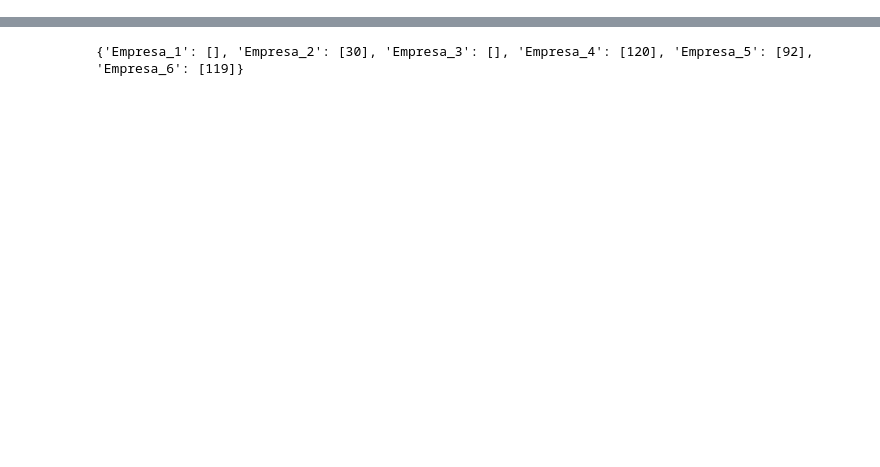
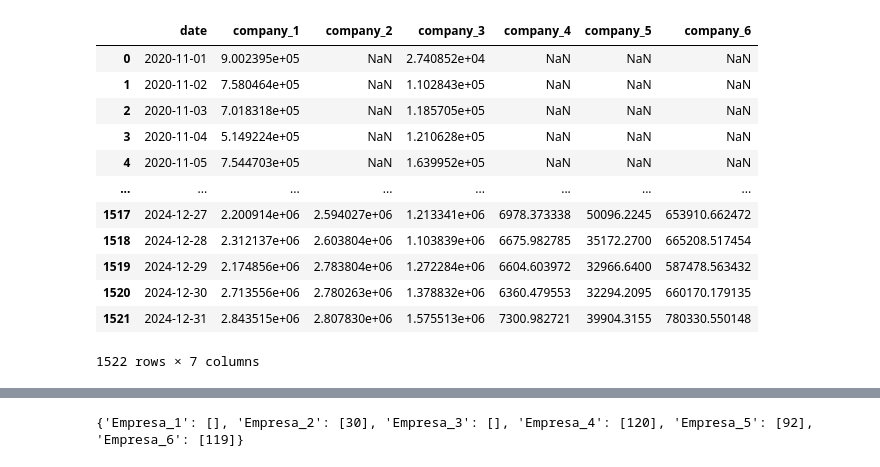
Before and after one commit to Francia-GR/reto_502_api, a Jupyter notebook: model/data_wrangling_model.ipynb, the cells around one changed output, grey strips where cells are left out. Saved outputs shown, nothing was run; the diff lists cells and outputs as text; code cells hidden in the pictures; blank space fills up the shorter version.

```diff
--- a/model/data_wrangling_model.ipynb
+++ b/model/data_wrangling_model.ipynb
@@ -93,0 +54,38 @@ complete_df = fill_missing_dates(pivot_df, 'Fecha_hoy')
+# %%
+def fill_missing_dates(dataframe):
+    dataframe['date'] = pd.to_datetime(dataframe['date'])
+
+    # Set 'date' as the index
+    dataframe.set_index('date', inplace=True)
+
+    # Create a complete date range from the min date to the max date in the DataFrame
+    complete_date_range = pd.date_range(start=dataframe.index.min(), end=dataframe.index.max(), freq='D')
+
+    # Reindex the DataFrame to the complete date range
+    dataframe = dataframe.reindex(complete_date_range)
+
+    # Fill missing values with zeros
+    dataframe.fillna(np.nan, inplace=True)
+
+    # Reset the index to bring 'date' back as a column
+    dataframe.reset_index(inplace=True)
+    dataframe.rename(columns={'index': 'date'}, inplace=True)
+
+    return dataframe
+# %%
+complete_dates = fill_missing_dates(pivot_df)
+complete_dates
+# %% [output]
+|  | date | company_1 | company_2 | company_3 | company_4 | company_5 | company_6 |
+| 0 | 2020-11-01 | 9.002395e+05 | NaN | 2.740852e+04 | NaN | NaN | NaN |
+| 1 | 2020-11-02 | 7.580464e+05 | NaN | 1.102843e+05 | NaN | NaN | NaN |
+| 2 | 2020-11-03 | 7.018318e+05 | NaN | 1.185705e+05 | NaN | NaN | NaN |
+| 3 | 2020-11-04 | 5.149224e+05 | NaN | 1.210628e+05 | NaN | NaN | NaN |
+| 4 | 2020-11-05 | 7.544703e+05 | NaN | 1.639952e+05 | NaN | NaN | NaN |
+| ... | ... | ... | ... | ... | ... | ... | ... |
+| 1517 | 2024-12-27 | 2.200914e+06 | 2.594027e+06 | 1.213341e+06 | 6978.373338 | 50096.2245 | 653910.662472 |
+| 1518 | 2024-12-28 | 2.312137e+06 | 2.603804e+06 | 1.103839e+06 | 6675.982785 | 35172.2700 | 665208.517454 |
+| 1519 | 2024-12-29 | 2.174856e+06 | 2.783804e+06 | 1.272284e+06 | 6604.603972 | 32966.6400 | 587478.563432 |
+| 1520 | 2024-12-30 | 2.713556e+06 | 2.780263e+06 | 1.378832e+06 | 6360.479553 | 32294.2095 | 660170.179135 |
+| 1521 | 2024-12-31 | 2.843515e+06 | 2.807830e+06 | 1.575513e+06 | 7300.982721 | 39904.3155 | 780330.550148 |
+1522 rows × 7 columns
```
Also changed, not shown: parts of 11 cells of this notebook, 25 other files.
